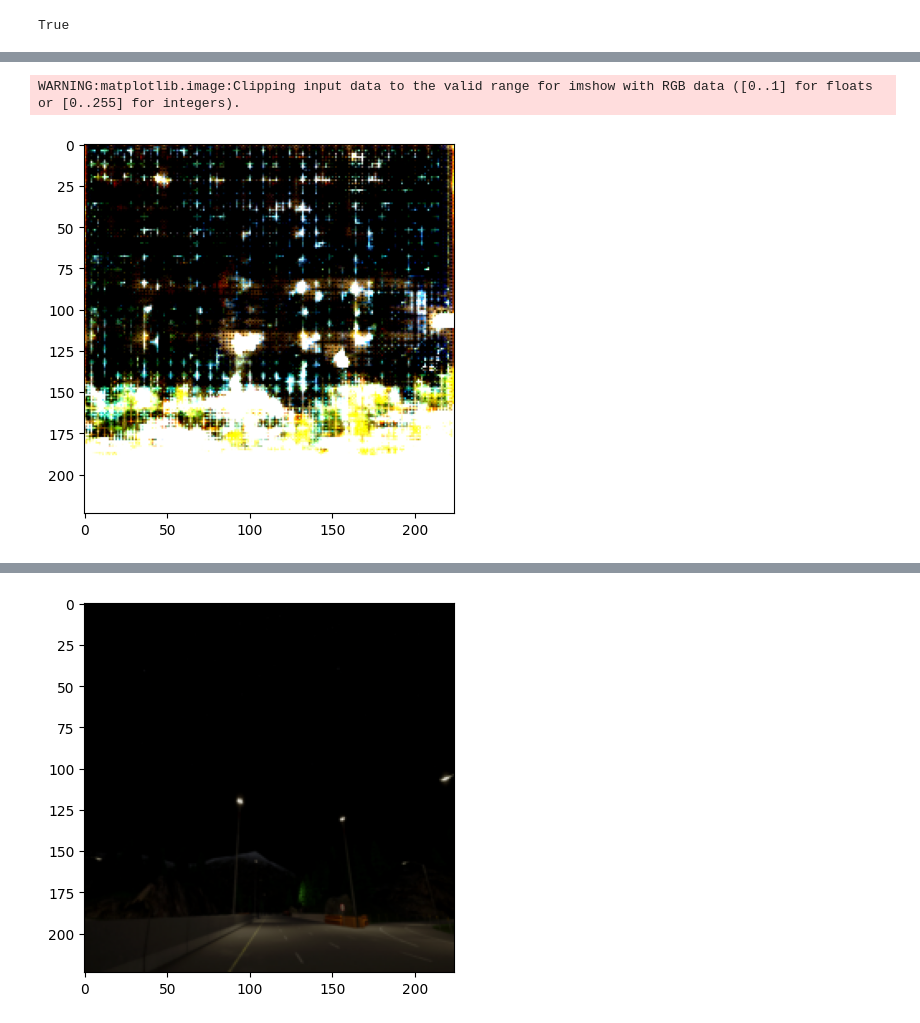
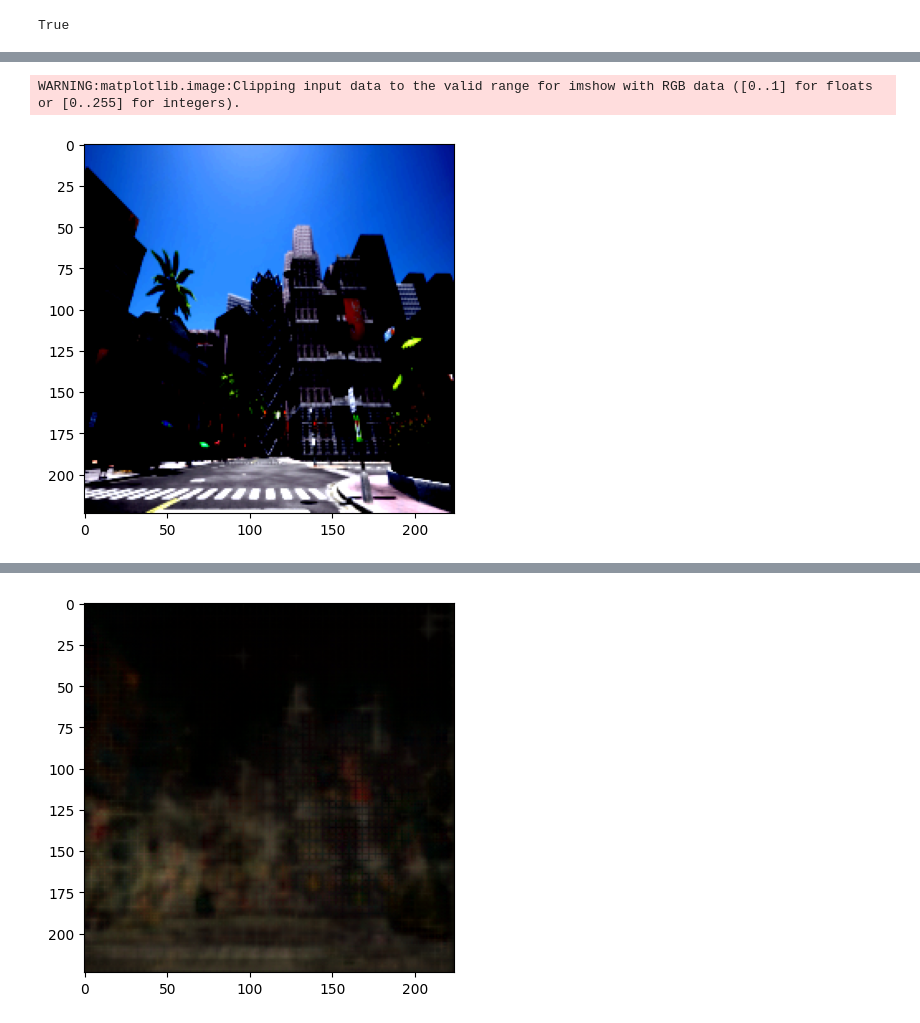
Before and after one commit to fernandezlautt/global_dnn, a Jupyter notebook: global.ipynb, the cells around one changed output, grey strips where cells are left out. Cells and saved outputs as stored; diff of their text form; code cells hidden in the pictures.

```diff
--- a/global.ipynb
+++ b/global.ipynb
@@ -95,9 +97,14 @@ transformations = transforms.Compose([
                          std=[0.229, 0.224, 0.225])
 ])
 
+transformations_labels = transforms.Compose([
+    transforms.Resize(SIZE_IMAGES),
+    transforms.Lambda(lambda x: x / 255.0)  # Scale to [0, 1]
+])
+
 def get_datasets(img_dir):
-  return (CarlaDataSet(img_dir, transform=transformations, target_transform=transforms.Resize(SIZE_IMAGES), train=True),
-          CarlaDataSet(img_dir, transform=transformations, target_transform=transforms.Resize(SIZE_IMAGES), train=False))
+  return (CarlaDataSet(img_dir, transform=transformations, target_transform=transformations_labels, train=True),
+          CarlaDataSet(img_dir, transform=transformations, target_transform=transformations_labels, train=False))
 
 def get_data_iters(dataset_train, dataset_test):
   return DataLoader(dataset_train, batch_size=100, shuffle=True), DataLoader(dataset_test, batch_size=70, shuffle=True)
@@ -353,5 +362,5 @@ def train(model, train_data, val_data, epochs=10, lr=0.001):
                 val_loss += criterion(y_hat, y)
             print(f'Epoch {epoch}, val_loss: {val_loss.item()}')
 
-train(net, data_train, data_val, epochs=10, lr=0.003)
+train(net, data_train, data_val, epochs=25, lr=0.003)
 # %% [output]
@@ -384,13 +393,14 @@ files.download('model.pt')
 # %%
 # Pick a random element of the validation dataset and send it to the network
 net.eval()
-val_sample = random.randint(0, len(dataset_train))
-x = dataset_train[val_sample][0]
+val_sample = random.randint(0, len(dataset_val))
+x = dataset_val[val_sample][0]
 x = x.unsqueeze(0).to('cuda')
-y = dataset_train[val_sample][1].unsqueeze(0).to('cuda')
+y = dataset_val[val_sample][1].unsqueeze(0).to('cuda')
 y_hat = net(x)
+plot_tensor(x[0].detach().cpu())
 plot_tensor(y_hat[0].detach().cpu())
 plot_tensor(y[0].detach().cpu())
 # %% [output]
 WARNING:matplotlib.image:Clipping input data to the valid range for imshow with RGB data ([0..1] for floats or [0..255] for integers).
-[figure, old version]
+[figure, new version]
@@ -397 +408 @@ WARNING:matplotlib.image:Clipping input data to the valid range for imshow with
-[figure, old version]
+[figure, new version]
```
Also changed, not shown: parts of 7 cells of this notebook.
